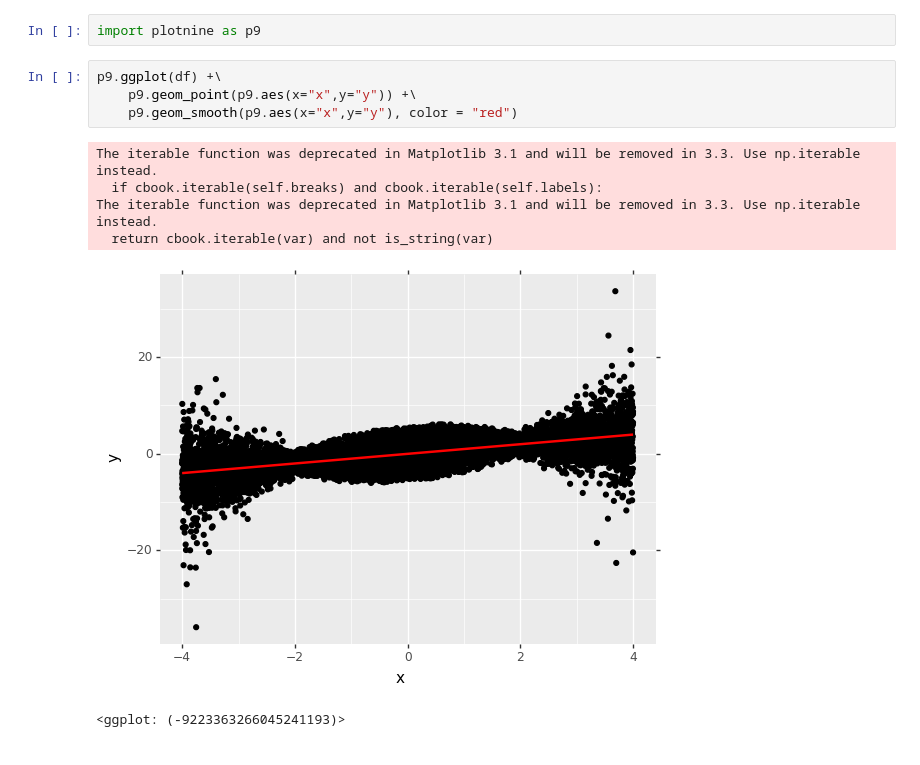
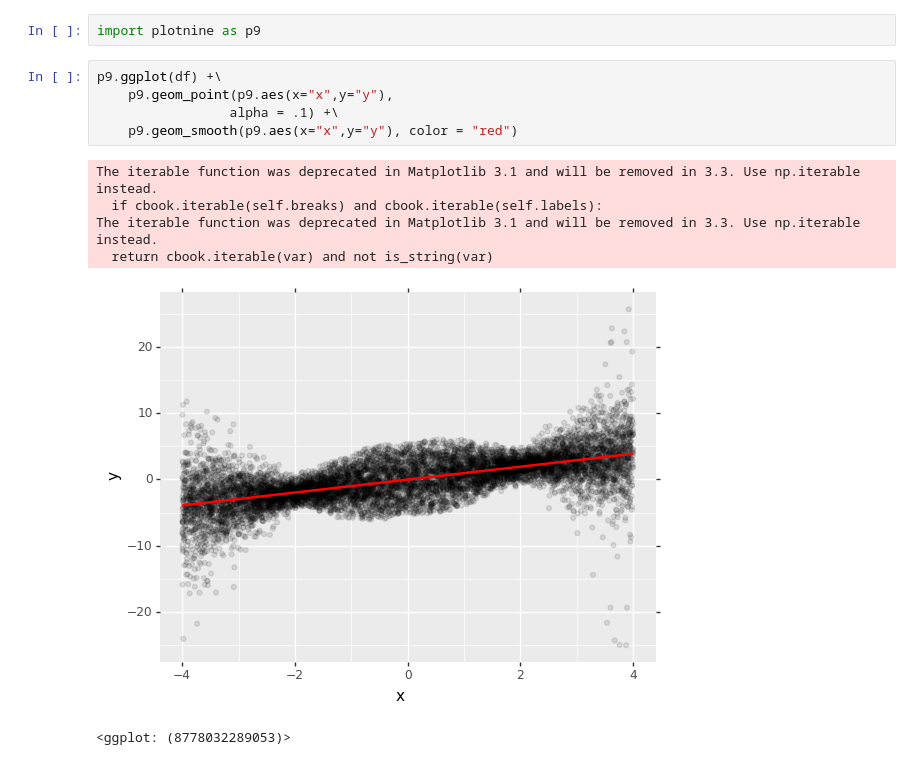
Before and after one commit to zhao-david/CDE-conformal, a Jupyter notebook: scratch/student_t_normal_truncated_normal_visual.ipynb, the cells around one changed output. Saved outputs shown, nothing was run; the diff lists cells and outputs as text.

```diff
--- a/scratch/student_t_normal_truncated_normal_visual.ipynb
+++ b/scratch/student_t_normal_truncated_normal_visual.ipynb
@@ -18,12 +18,13 @@ df = pd.DataFrame(data = {"x":x, "y":y})
 import plotnine as p9
 # %%
 p9.ggplot(df) +\
-    p9.geom_point(p9.aes(x="x",y="y")) +\
+    p9.geom_point(p9.aes(x="x",y="y"),
+                 alpha = .1) +\
     p9.geom_smooth(p9.aes(x="x",y="y"), color = "red")
 # %% [output]
 The iterable function was deprecated in Matplotlib 3.1 and will be removed in 3.3. Use np.iterable instead.
   if cbook.iterable(self.breaks) and cbook.iterable(self.labels):
 The iterable function was deprecated in Matplotlib 3.1 and will be removed in 3.3. Use np.iterable instead.
   return cbook.iterable(var) and not is_string(var)
-[figure, old version]
+[figure, new version]
-<ggplot: (-9223363266045241193)>
+<ggplot: (8778032289053)>
```
Also changed, not shown: parts of 5 cells of this notebook.
